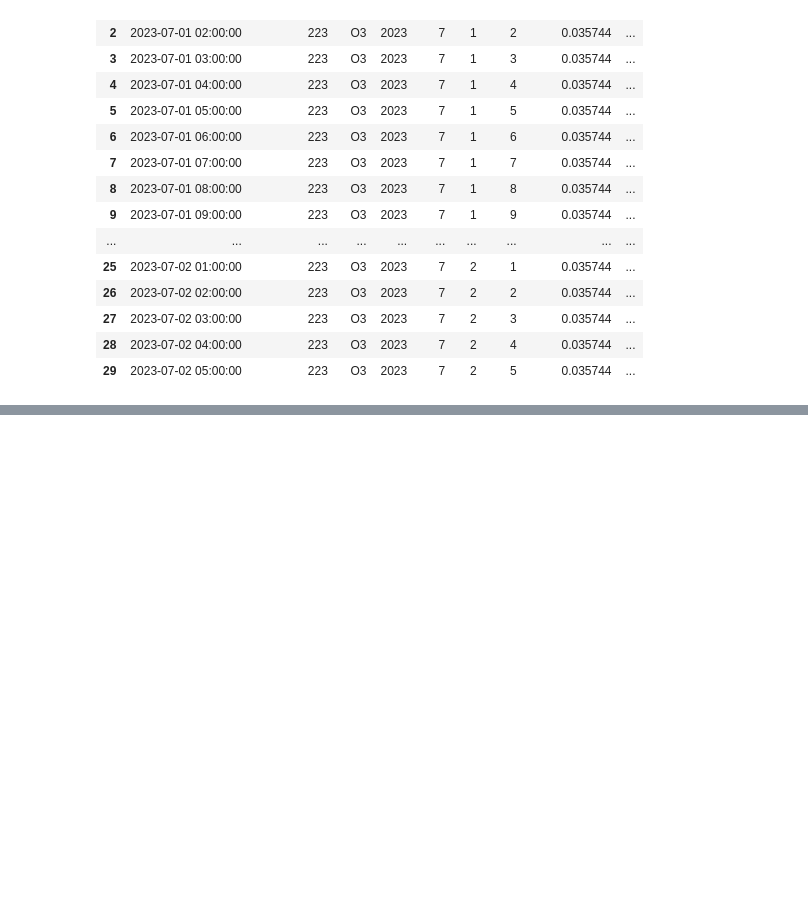
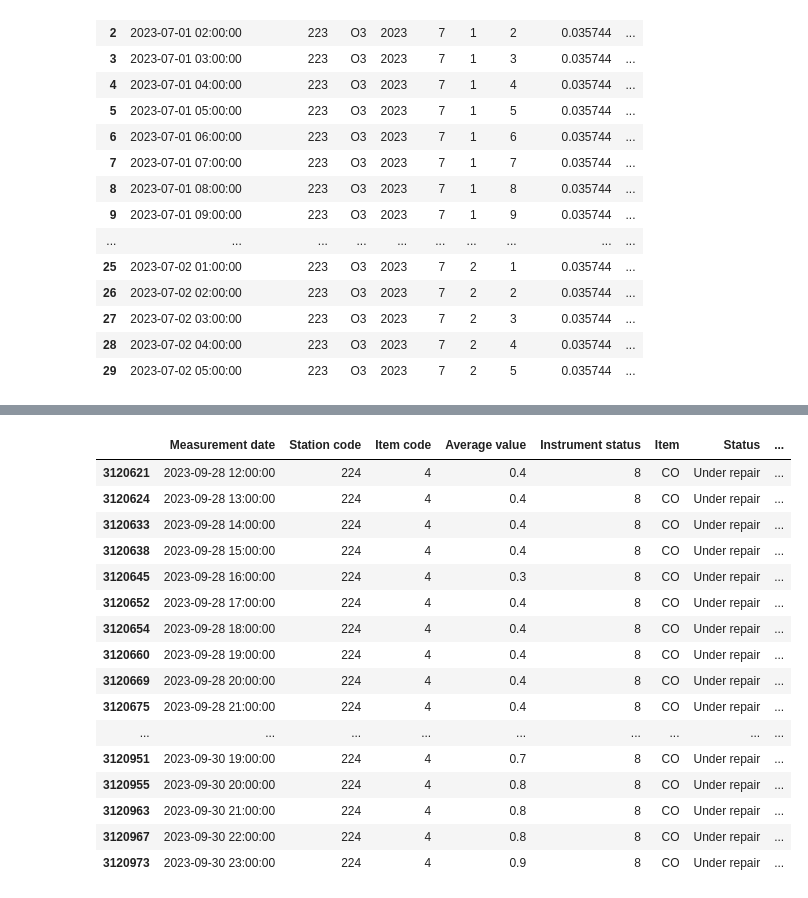
Before and after one commit to carlosgomezagrafojo/pollution-data, a Jupyter notebook: proyect_contaminacion.ipynb, the cells around one changed output, grey strips where cells are left out. Saved outputs shown, nothing was run; the diff lists cells and outputs as text; code cells hidden in the pictures; blank space fills up the shorter version.

```diff
--- a/proyect_contaminacion.ipynb
+++ b/proyect_contaminacion.ipynb
@@ -5320,0 +5832,28 @@ df_julio_2023.head(30)
+# %%
+# valores promedio CO estación 224 mes de septiembre 2023
+detalle_promedio_septiembre_2023_224 = df_instrument[
+    (df_instrument['Station code'] == 224) &
+    (df_instrument['Item'] == 'CO') &
+    (df_instrument['año'] == 2023) &
+    (df_instrument['mes'] == 9)
+]
+
+detalle_promedio_septiembre_2023_224.tail(60)
+# %% [output]
+|  | Measurement date | Station code | Item code | Average value | Instrument status | Item | Status | ... |
+| 3120621 | 2023-09-28 12:00:00 | 224 | 4 | 0.4 | 8 | CO | Under repair | ... |
+| 3120624 | 2023-09-28 13:00:00 | 224 | 4 | 0.4 | 8 | CO | Under repair | ... |
+| 3120633 | 2023-09-28 14:00:00 | 224 | 4 | 0.4 | 8 | CO | Under repair | ... |
+| 3120638 | 2023-09-28 15:00:00 | 224 | 4 | 0.4 | 8 | CO | Under repair | ... |
+| 3120645 | 2023-09-28 16:00:00 | 224 | 4 | 0.3 | 8 | CO | Under repair | ... |
+| 3120652 | 2023-09-28 17:00:00 | 224 | 4 | 0.4 | 8 | CO | Under repair | ... |
+| 3120654 | 2023-09-28 18:00:00 | 224 | 4 | 0.4 | 8 | CO | Under repair | ... |
+| 3120660 | 2023-09-28 19:00:00 | 224 | 4 | 0.4 | 8 | CO | Under repair | ... |
+| 3120669 | 2023-09-28 20:00:00 | 224 | 4 | 0.4 | 8 | CO | Under repair | ... |
+| 3120675 | 2023-09-28 21:00:00 | 224 | 4 | 0.4 | 8 | CO | Under repair | ... |
+| ... | ... | ... | ... | ... | ... | ... | ... | ... |
+| 3120951 | 2023-09-30 19:00:00 | 224 | 4 | 0.7 | 8 | CO | Under repair | ... |
+| 3120955 | 2023-09-30 20:00:00 | 224 | 4 | 0.8 | 8 | CO | Under repair | ... |
+| 3120963 | 2023-09-30 21:00:00 | 224 | 4 | 0.8 | 8 | CO | Under repair | ... |
+| 3120967 | 2023-09-30 22:00:00 | 224 | 4 | 0.8 | 8 | CO | Under repair | ... |
+| 3120973 | 2023-09-30 23:00:00 | 224 | 4 | 0.9 | 8 | CO | Under repair | ... |
```
Also changed, not shown: parts of 19 cells of this notebook.
